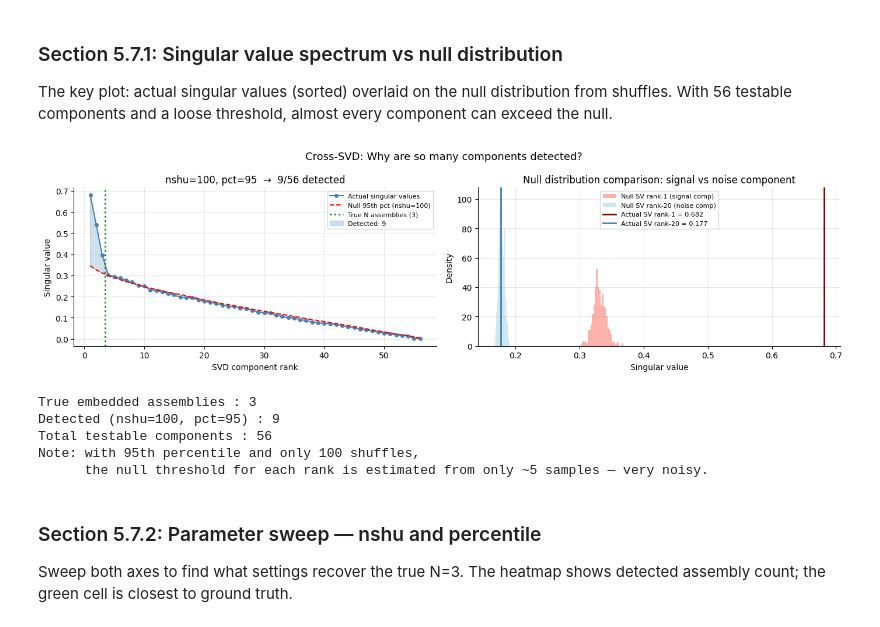
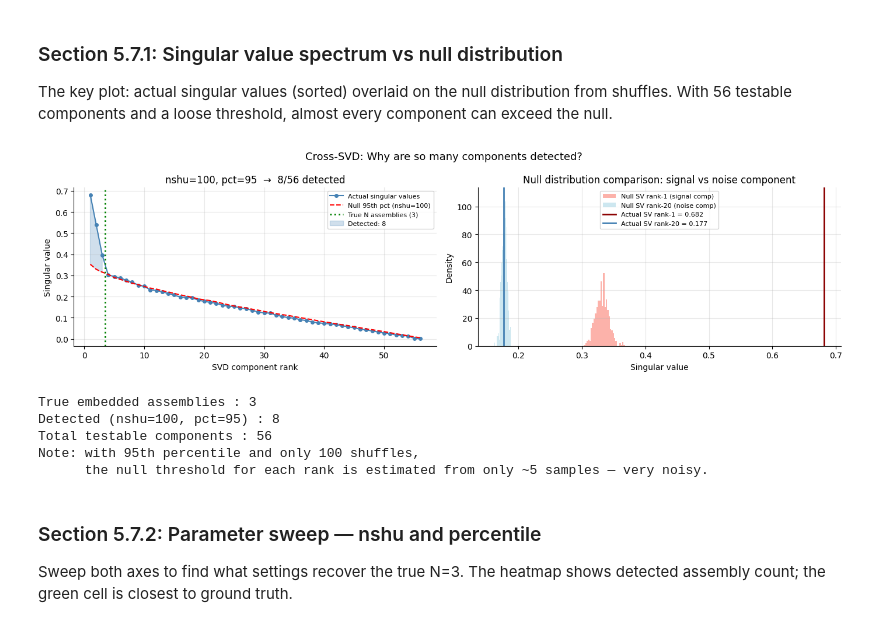
Before and after one commit to ryanharvey1/neuro_py, a Jupyter notebook: tutorials/reactivation.ipynb, the cells around one changed output. Cells and saved outputs as stored; diff of their text form; code cells hidden in the pictures.

```diff
--- a/tutorials/reactivation.ipynb
+++ b/tutorials/reactivation.ipynb
@@ -732,8 +946,11 @@ component_idx = np.arange(1, len(S) + 1)
 fig, axes = plt.subplots(1, 2, figsize=(14, 4))
 
 # ── Left: spectrum vs null threshold ──────────────────────────────────────────
+
 ax = axes[0]
+
 ax.plot(component_idx, S, "o-", color="steelblue", label="Actual singular values", ms=4)
+
 ax.plot(
     component_idx,
     null_thresholds,
@@ -741,6 +958,7 @@ ax.plot(
     label=f"Null {percentile_test}th pct (nshu={nshu_test})",
     lw=1.5,
 )
+
 ax.axvline(
     N_true + 0.5,
     color="green",
@@ -748,6 +966,7 @@ ax.axvline(
     lw=2,
     label=f"True N assemblies ({N_true})",
 )
+
 ax.fill_between(
     component_idx,
     null_thresholds,
@@ -757,35 +976,48 @@ ax.fill_between(
     color="steelblue",
     label=f"Detected: {n_detected}",
 )
+
 ax.set_xlabel("SVD component rank")
 ax.set_ylabel("Singular value")
+
 ax.set_title(
     f"nshu={nshu_test}, pct={percentile_test}  →  {n_detected}/{len(S)} detected"
 )
 ax.legend(fontsize=8)
 ax.grid(True, alpha=0.3)
 
+
 # ── Right: histogram of null SV for component 1 (signal) and component 20 (noise) ──
 ax = axes[1]
-# Recompute one more time to get the raw null distribution for two example components
+
+# Recompute once to get component indices for each group
 _, S_real, _, _, _, idx_g1, idx_g2 = _cross_svd_significance(
     zactmat_sim, labels_sim, nshu=500, percentile=percentile_test
 )
-# Quick re-run with 500 shuffles to get fuller null histogram
-from neuro_py.ensemble.assembly import _compute_cross_svd
-from concurrent.futures import ThreadPoolExecutor
+
+
+# Build a fuller null histogram using the same symmetric group-level shuffle
 
 X1 = zactmat_sim[idx_g1, :]
 X2 = zactmat_sim[idx_g2, :]
+
 null_s = []
+
 rng = np.random.default_rng(0)
+
+T_sim = X1.shape[1]
+
 for _ in range(500):
-    order = np.argsort(rng.random((X1.shape[0], X1.shape[1])), axis=1)
-    X1s = np.take_along_axis(X1, order, axis=1)
-    cc = X1s @ X2.T / X1.shape[1]
+    pi1 = rng.permutation(T_sim)
+    pi2 = rng.permutation(T_sim)
+
+    cc = X1[:, pi1] @ X2[:, pi2].T / T_sim
     _, sv, _ = np.linalg.svd(cc, full_matrices=False)
+
     null_s.append(sv)
+
 null_s = np.array(null_s)  # (500, n_components)
+
 
 ax.hist(
     null_s[:, 0],
@@ -795,6 +1027,7 @@ ax.hist(
     label="Null SV rank-1 (signal comp)",
     density=True,
 )
+
 ax.hist(
     null_s[:, 19],
     bins=30,
@@ -803,6 +1036,7 @@ ax.hist(
     label="Null SV rank-20 (noise comp)",
     density=True,
 )
+
 ax.axvline(
     S_real[0],
     color="darkred",
@@ -810,36 +1044,43 @@ ax.axvline(
     linestyle="-",
     label=f"Actual SV rank-1 = {S_real[0]:.3f}",
 )
+
 ax.axvline(
     S_real[19],
     color="steelblue",
     lw=2,
     linestyle="-",
     label=f"Actual SV rank-20 = {S_real[19]:.3f}",
 )
+
 ax.set_xlabel("Singular value")
+
 ax.set_ylabel("Density")
+
 ax.set_title("Null distribution comparison: signal vs noise component")
+
 ax.legend(fontsize=8)
+
 ax.grid(True, alpha=0.3)
 
 plt.suptitle("Cross-SVD: Why are so many components detected?", fontsize=13)
 plt.tight_layout()
 sns.despine()
 plt.show()
+
 
 print(f"\nTrue embedded assemblies : {N_true}")
 print(f"Detected (nshu={nshu_test}, pct={percentile_test}) : {n_detected}")
 print(f"Total testable components : {len(S)}")
 print(f"Note: with {percentile_test}th percentile and only {nshu_test} shuffles,")
 print(
     f"      the null threshold for each rank is estimated from only "
     f"~{int((1-percentile_test/100)*nshu_test)} samples — very noisy."
 )
 # %% [output]
-[figure, old version]
+[figure, new version]
 True embedded assemblies : 3
-Detected (nshu=100, pct=95) : 9
+Detected (nshu=100, pct=95) : 8
 Total testable components : 56
 Note: with 95th percentile and only 100 shuffles,
       the null threshold for each rank is estimated from only ~5 samples — very noisy.
```
Also changed, not shown: parts of 9 cells of this notebook.
